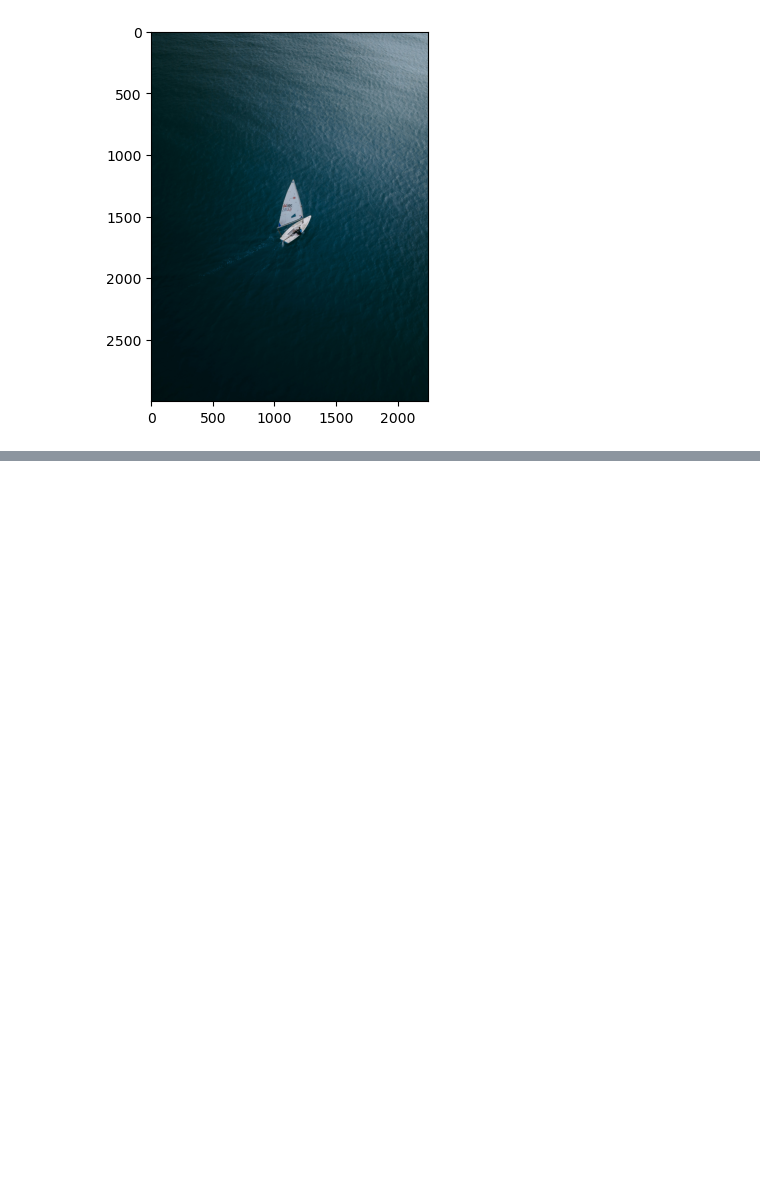
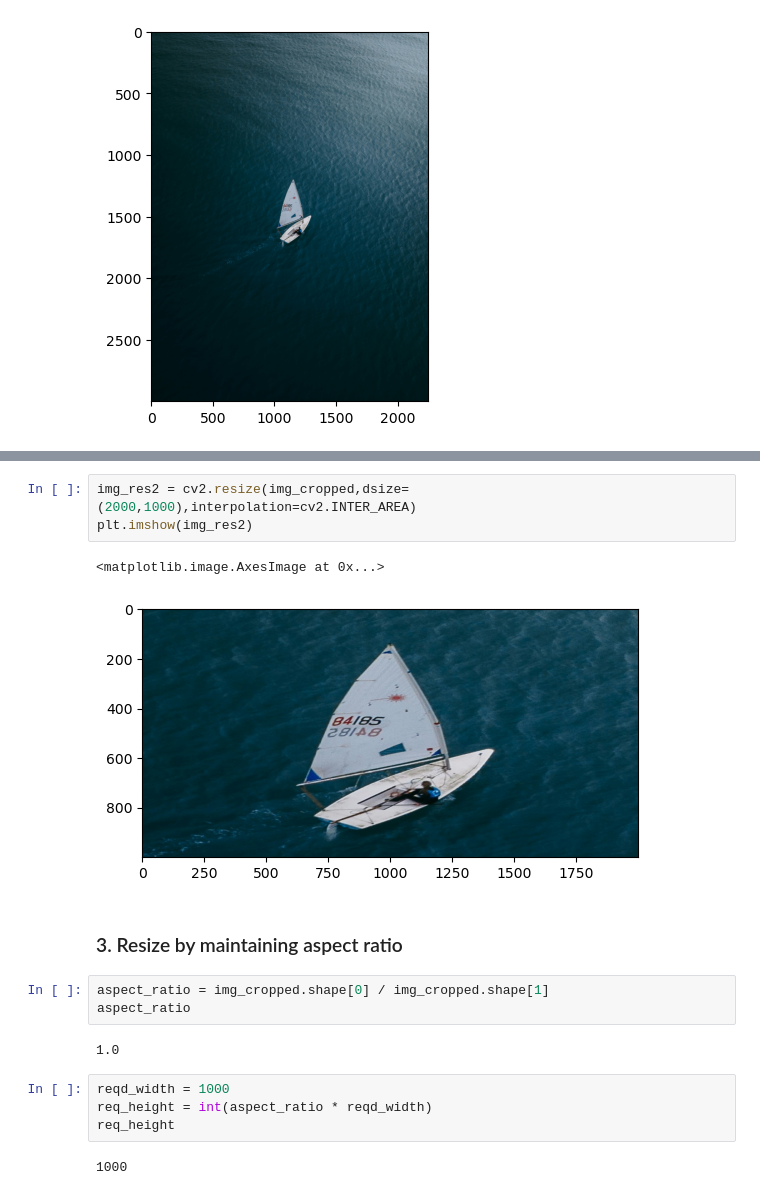
Before and after one commit to gouherdanish/image_processing_concepts, a Jupyter notebook: 1_image_manipulations.ipynb, the cells around one changed output, grey strips where cells are left out. Saved outputs shown, nothing was run; the diff lists cells and outputs as text; blank space fills up the shorter version.

```diff
--- a/1_image_manipulations.ipynb
+++ b/1_image_manipulations.ipynb
@@ -72,0 +93,19 @@ img_rgb.shape
+# %%
+img_res2 = cv2.resize(img_cropped,dsize=(2000,1000),interpolation=cv2.INTER_AREA)
+plt.imshow(img_res2)
+# %% [output]
+<matplotlib.image.AxesImage at 0x...>
+[figure, added]
+# %% [markdown]
+### 3. Resize by maintaining aspect ratio
+# %%
+aspect_ratio = img_cropped.shape[0] / img_cropped.shape[1]
+aspect_ratio
+# %% [output]
+1.0
+# %%
+reqd_width = 1000
+req_height = int(aspect_ratio * reqd_width)
+req_height
+# %% [output]
+1000
```
Also changed, not shown: parts of 15 cells of this notebook.
